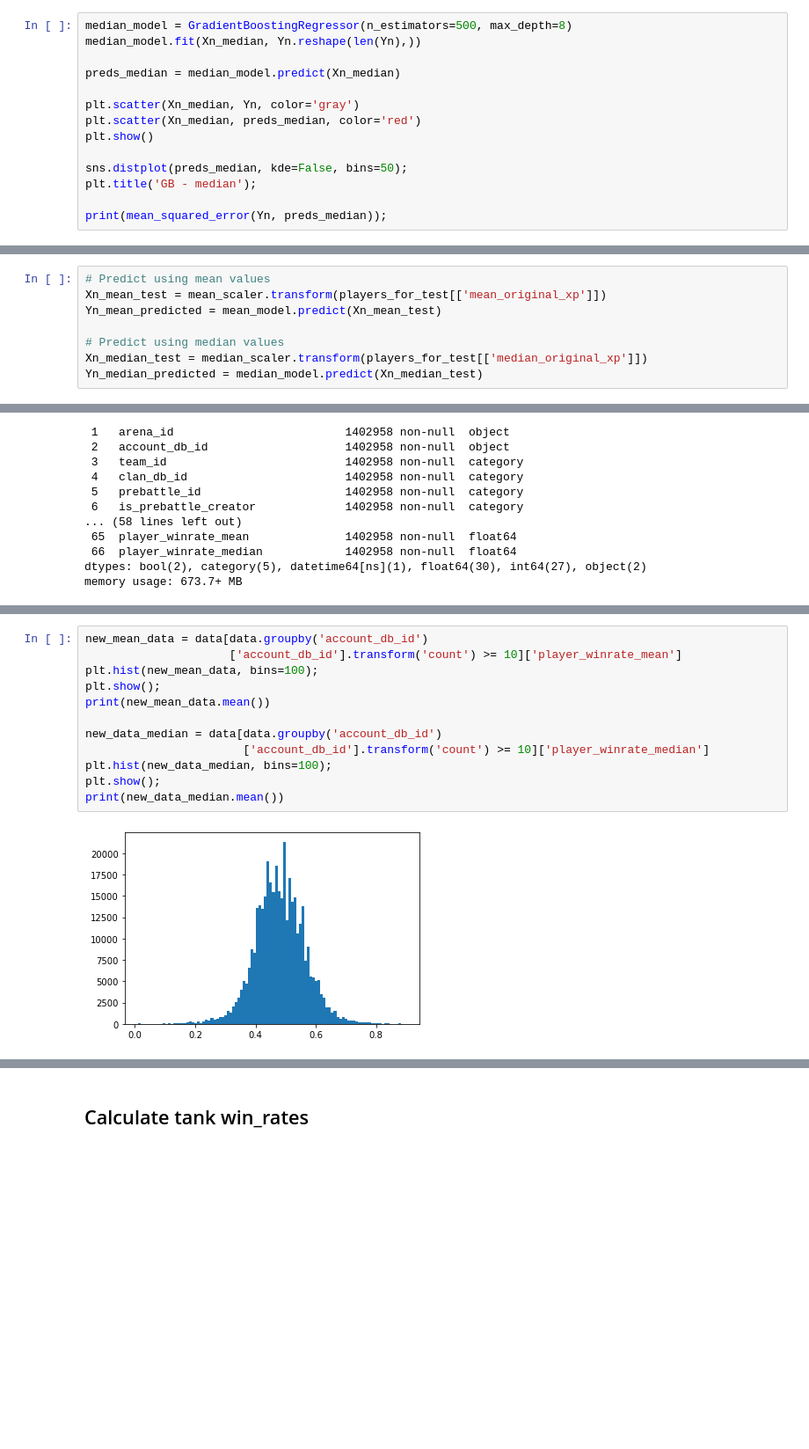
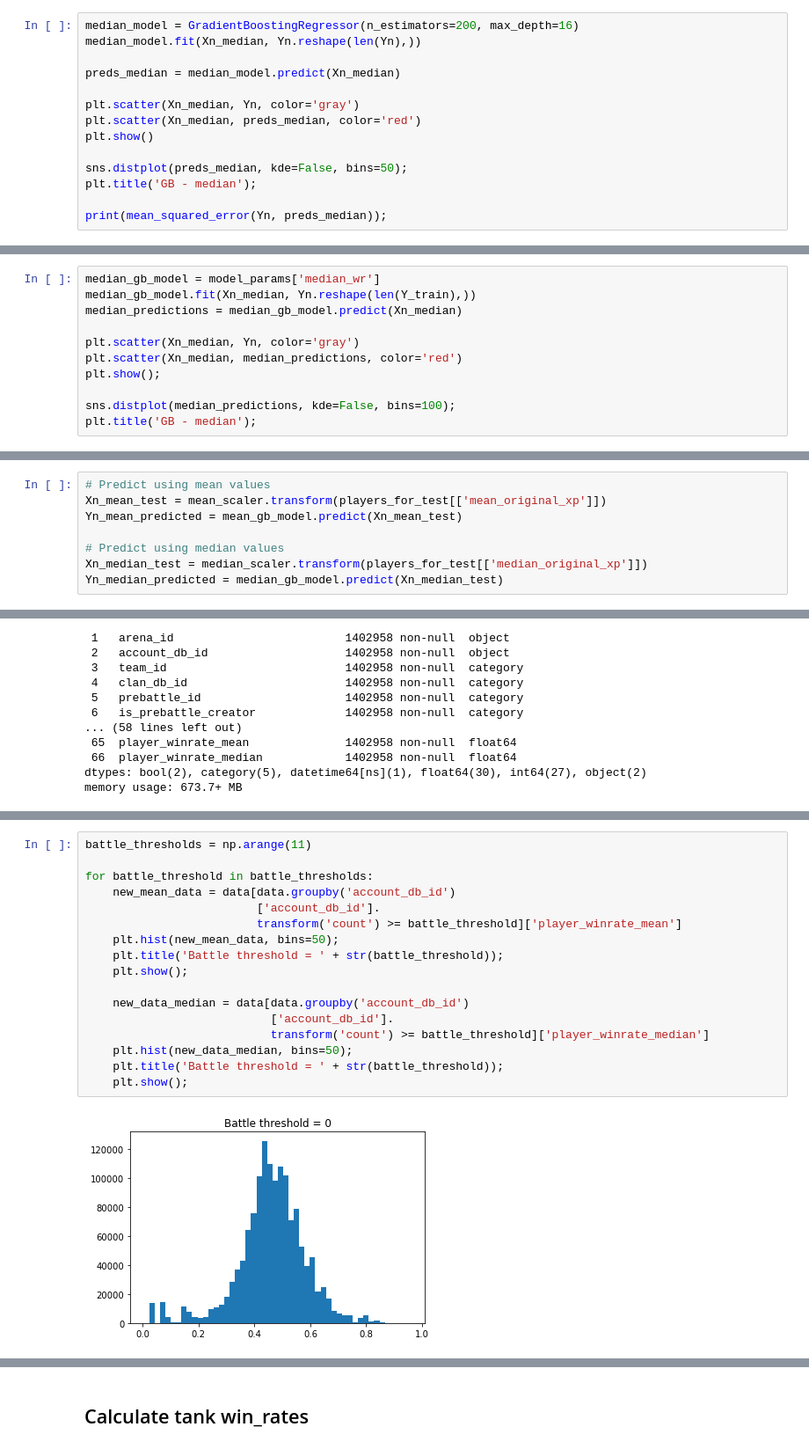
Before and after one commit to Egorka1/WG_Forge, a Jupyter notebook: WGProject.ipynb, the cells around one changed output, grey strips where cells are left out. Shown at 88% size. Drawn from its saved outputs; the diff is of its cells as text; blank space fills up the shorter version.

Commit message:
Added Grid Search for Gradient Boosting (both mean and median winrates)

```diff
--- a/WGProject.ipynb
+++ b/WGProject.ipynb
@@ -612,7 +624,7 @@ print(mean_squared_error(Yn, preds_mean));
 # %% [markdown]
 Gradient Boosting with median
 # %%
-median_model = GradientBoostingRegressor(n_estimators=500, max_depth=8)
+median_model = GradientBoostingRegressor(n_estimators=200, max_depth=16)
 median_model.fit(Xn_median, Yn.reshape(len(Yn),))
 
 preds_median = median_model.predict(Xn_median)
@@ -631,0 +708,11 @@ print(mean_squared_error(Yn, preds_median));
+# %%
+median_gb_model = model_params['median_wr']
+median_gb_model.fit(Xn_median, Yn.reshape(len(Y_train),))
+median_predictions = median_gb_model.predict(Xn_median)
+
+plt.scatter(Xn_median, Yn, color='gray')
+plt.scatter(Xn_median, median_predictions, color='red')
+plt.show();
+
+sns.distplot(median_predictions, kde=False, bins=100);
+plt.title('GB - median');
@@ -660,11 +750,11 @@ players_for_test
 # %%
 # Predict using mean values
 Xn_mean_test = mean_scaler.transform(players_for_test[['mean_original_xp']])
-Yn_mean_predicted = mean_model.predict(Xn_mean_test)
+Yn_mean_predicted = mean_gb_model.predict(Xn_mean_test)
 
 # Predict using median values
 Xn_median_test = median_scaler.transform(players_for_test[['median_original_xp']])
-Yn_median_predicted = median_model.predict(Xn_median_test)
+Yn_median_predicted = median_gb_model.predict(Xn_median_test)
 # %%
 sns.distplot(Yn_mean_predicted, kde=False, bins=50);
 # %% [output]
@@ -718,14 +810,19 @@ memory usage: 673.7+ MB
 # %%
-new_mean_data = data[data.groupby('account_db_id')
-                     ['account_db_id'].transform('count') >= 10]['player_winrate_mean']
-plt.hist(new_mean_data, bins=100);
-plt.show();
-print(new_mean_data.mean())
+battle_thresholds = np.arange(11)
 
-new_data_median = data[data.groupby('account_db_id')
-                       ['account_db_id'].transform('count') >= 10]['player_winrate_median']
-plt.hist(new_data_median, bins=100);
-plt.show();
-print(new_data_median.mean())
+for battle_threshold in battle_thresholds:
+    new_mean_data = data[data.groupby('account_db_id')
+                         ['account_db_id'].
+                         transform('count') >= battle_threshold]['player_winrate_mean']
+    plt.hist(new_mean_data, bins=50);
+    plt.title('Battle threshold = ' + str(battle_threshold));
+    plt.show();
+
+    new_data_median = data[data.groupby('account_db_id')
+                           ['account_db_id'].
+                           transform('count') >= battle_threshold]['player_winrate_median']
+    plt.hist(new_data_median, bins=50);
+    plt.title('Battle threshold = ' + str(battle_threshold));
+    plt.show();
 # %% [output]
-[figure, old version]
+[figure, new version]
```
Also changed, not shown: parts of 18 cells of this notebook.
